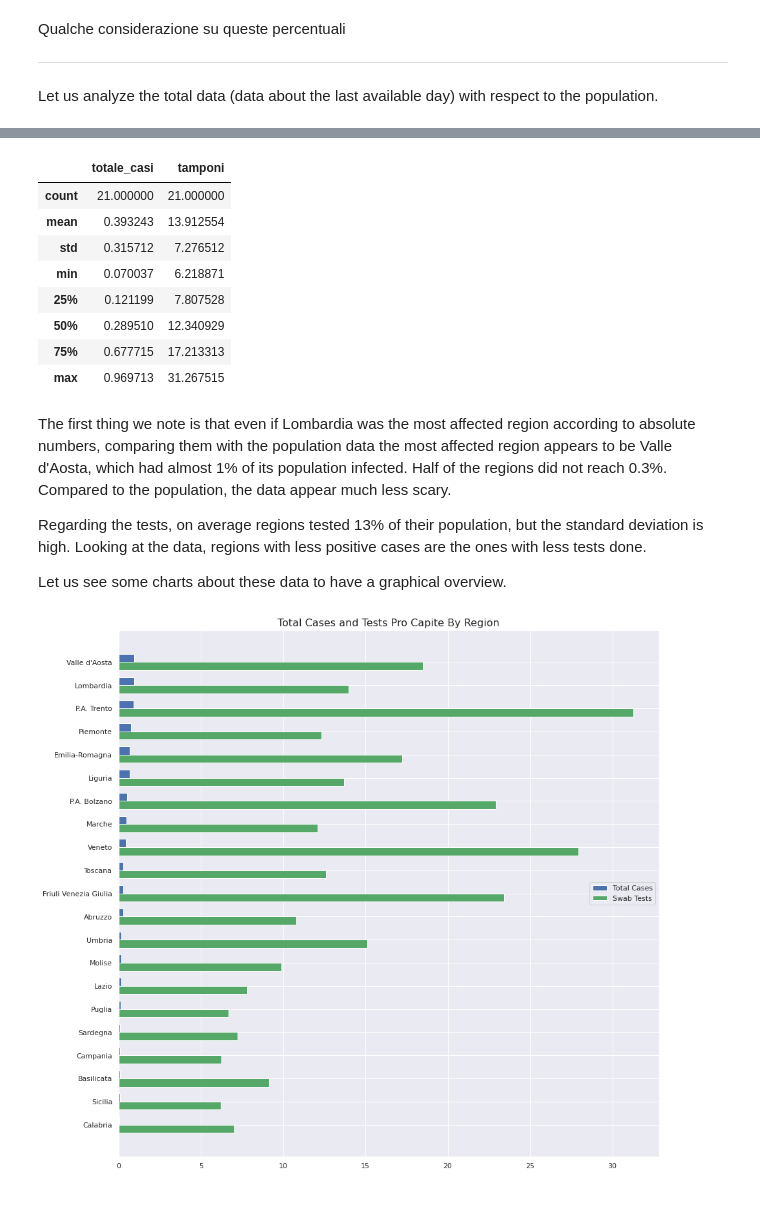
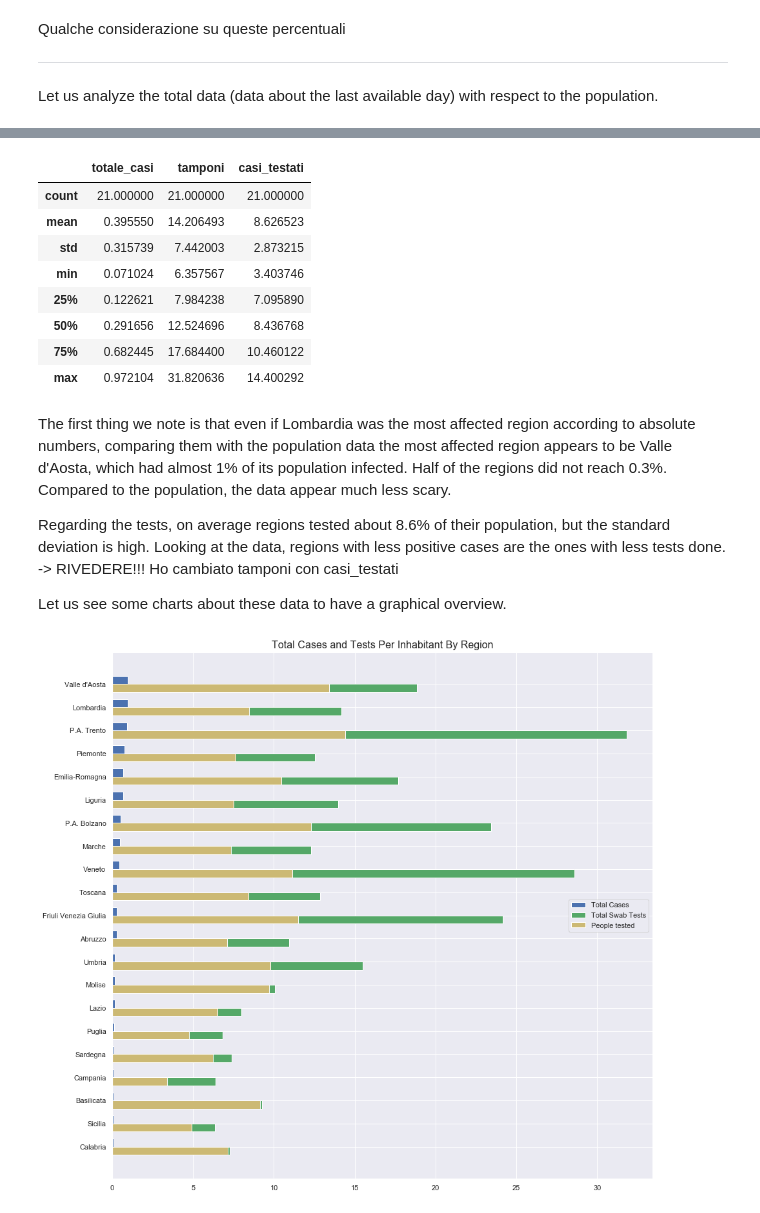
Before and after one commit to JacopoBartoli/agm_algorithms, a Jupyter notebook: Bartoli-Ravagli.ipynb, the cells around one changed output, grey strips where cells are left out. Cells and saved outputs as stored; diff of their text form; code cells hidden in the pictures.

```diff
--- a/Bartoli-Ravagli.ipynb
+++ b/Bartoli-Ravagli.ipynb
@@ -778,7 +742,7 @@ array(['Italia', 'Nord-ovest', 'Piemonte', 'Torino', 'Vercelli', 'Novara',
 # %%
 # Retrieve the regional data of interest, sampled by week
 # We need to reset the index to merge it with the population dataframe
-df = df_reg[["totale_casi", "tamponi", "totale_positivi"]].unstack().asfreq("W").stack().reset_index()
+df = df_reg[["totale_casi", "deceduti", "tamponi", "casi_testati", "totale_positivi"]].reset_index() # removed .unstack().asfreq("W").stack() before reset_index()
 df_reg_relative = df.merge(df_pop, left_on="denominazione_regione", right_on="Territorio")
 # Drop duplicate column
 df_reg_relative = df_reg_relative.drop(columns="Territorio")
@@ -795,6 +759,7 @@ df_reg_relative.head()
 # %% [markdown]
 Divide columns *totale_casi*, *tamponi* and *totale_positivi* by *popolazione* to get the relative data (percentage) over the time:
 # %%
-df_reg_relative[["totale_casi", "tamponi", "totale_positivi"]] = df_reg_relative[["totale_casi", "tamponi", "totale_positivi"]].div(df_reg_relative["popolazione"]/100, axis=0)
+df_reg_relative[["totale_casi", "deceduti", "tamponi", "casi_testati", "totale_positivi"]] = \
+    df_reg_relative[["totale_casi", "deceduti", "tamponi", "casi_testati", "totale_positivi"]].div(df_reg_relative["popolazione"]/100, axis=0)
 df_reg_relative.head()
 # %% [output]
@@ -838,6 +803,6 @@ Qualche considerazione su queste percentuali
 Let us analyze the total data (data about the last available day) with respect to the population.
 # %%
 last_day = df_reg_relative.index[-1][0]
-source_data = pd.DataFrame(df_reg_relative.loc[last_day, ["totale_casi", "tamponi"]].sort_values("totale_casi", ascending=True)).reset_index()
-source_data
+df_total_data = pd.DataFrame(df_reg_relative.loc[last_day, ["totale_casi", "tamponi", "casi_testati"]].sort_values("totale_casi", ascending=True)).reset_index()
+df_total_data
 # %% [output]
@@ -861,38 +826,40 @@ source_data
 # %%
-source_data.describe()
+df_total_data.describe()
 # %% [output]
-|  | totale_casi | tamponi |
-| count | 21.000000 | 21.000000 |
-| mean | 0.393243 | 13.912554 |
-| std | 0.315712 | 7.276512 |
-| min | 0.070037 | 6.218871 |
-| 25% | 0.121199 | 7.807528 |
-| 50% | 0.289510 | 12.340929 |
-| 75% | 0.677715 | 17.213313 |
-| max | 0.969713 | 31.267515 |
+|  | totale_casi | tamponi | casi_testati |
+| count | 21.000000 | 21.000000 | 21.000000 |
+| mean | 0.395550 | 14.206493 | 8.626523 |
+| std | 0.315739 | 7.442003 | 2.873215 |
+| min | 0.071024 | 6.357567 | 3.403746 |
+| 25% | 0.122621 | 7.984238 | 7.095890 |
+| 50% | 0.291656 | 12.524696 | 8.436768 |
+| 75% | 0.682445 | 17.684400 | 10.460122 |
+| max | 0.972104 | 31.820636 | 14.400292 |
 # %% [markdown]
 The first thing we note is that even if Lombardia was the most affected region according to absolute numbers, comparing them with the population data the most affected region appears to be Valle d'Aosta, which had almost 1% of its population infected. Half of the regions did not reach 0.3%.
 Compared to the population, the data appear much less scary.
 
-Regarding the tests, on average regions tested 13% of their population, but the standard deviation is high. Looking at the data, regions with less positive cases are the ones with less tests done.
+Regarding the tests, on average regions tested about 8.6% of their population, but the standard deviation is high. Looking at the data, regions with less positive cases are the ones with less tests done. -> RIVEDERE!!! Ho cambiato tamponi con casi_testati
 
 Let us see some charts about these data to have a graphical overview.
 # %%
-ind = np.arange(len(source_data.index))
+ind = np.arange(len(df_total_data.index))
 height = 0.35
 
 fig, ax = plt.subplots(figsize=(15, 15))
-rects1 = ax.barh(ind + height/2, source_data["totale_casi"], height,
+rects1 = ax.barh(ind + height/2, df_total_data["totale_casi"], height,
                 label='Total Cases', color="b")
-rects2 = ax.barh(ind - height/2, source_data["tamponi"], height,
-                label='Swab Tests', color="g")
+rects2 = ax.barh(ind - height/2, df_total_data["tamponi"], height,
+                label='Total Swab Tests', color="g")
+rects3 = ax.barh(ind - height/2, df_total_data["casi_testati"], height,
+                label='People tested', color="y")
 
 ax.set_xlabel(None)
-ax.set_title('Total Cases and Tests Pro Capite By Region')
+ax.set_title('Total Cases and Tests Per Inhabitant By Region')
 ax.set_yticks(ind)
-ax.set_yticklabels(source_data["denominazione_regione"])
+ax.set_yticklabels(df_total_data["denominazione_regione"])
 ax.legend(loc="center right");
 ax.title.set_size(16)
 # %% [output]
-[figure, old version]
+[figure, new version]
 # %% [markdown]
```
Also changed, not shown: parts of 74 cells of this notebook.
